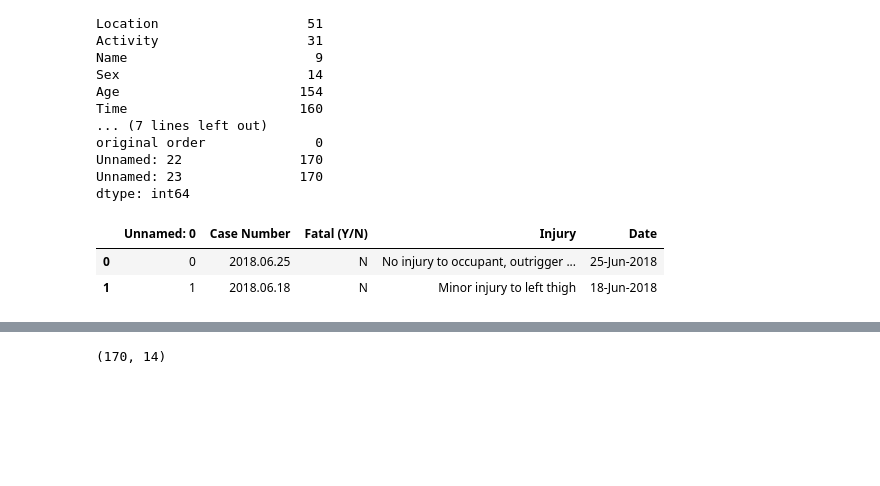
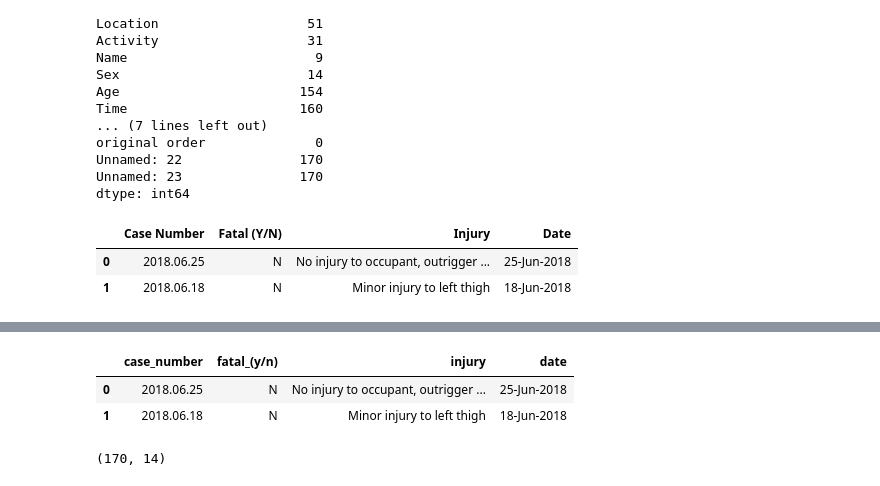
Before and after one commit to Adalab/DA-promo-b-modulo2-sprint-1-Antoanela-Chloe, a Jupyter notebook: pandas/pp-python-modulo-2-sprint-1-pandas-ejercicio-5-concat-merge-join/pp-python-modulo-2-sprint-1-pandas-ejercicio-5-concat-merge-join.ipynb, the cells around one changed output, grey strips where cells are left out. Cells and saved outputs as stored; diff of their text form; code cells hidden in the pictures; blank space fills up the shorter version.

```diff
--- a/pandas/pp-python-modulo-2-sprint-1-pandas-ejercicio-5-concat-merge-join/pp-python-modulo-2-sprint-1-pandas-ejercicio-5-concat-merge-join.ipynb
+++ b/pandas/pp-python-modulo-2-sprint-1-pandas-ejercicio-5-concat-merge-join/pp-python-modulo-2-sprint-1-pandas-ejercicio-5-concat-merge-join.ipynb
@@ -119,10 +111,10 @@ dtype: int64
 # %%
 # Cargamos el df adicional y lo exploramos
 
-df_adi = pd.read_csv('attacks_adicional.csv')
+df_adi = pd.read_csv('attacks_adicional.csv', index_col = 0)
 df_adi.head(2)
 # %% [output]
-|  | Unnamed: 0 | Case Number | Fatal (Y/N) | Injury | Date |
-| 0 | 0 | 2018.06.25 | N | No injury to occupant, outrigger ... | 25-Jun-2018 |
-| 1 | 1 | 2018.06.18 | N | Minor injury to left thigh | 18-Jun-2018 |
+|  | Case Number | Fatal (Y/N) | Injury | Date |
+| 0 | 2018.06.25 | N | No injury to occupant, outrigger ... | 25-Jun-2018 |
+| 1 | 2018.06.18 | N | Minor injury to left thigh | 18-Jun-2018 |
 # %%
@@ -142,3 +138,10 @@ df_hi.head(2)
+# %%
+df_adi.rename(columns = columnas_nuevas_adi, inplace = True)
+df_adi.head(2)
+# %% [output]
+|  | case_number | fatal_(y/n) | injury | date |
+| 0 | 2018.06.25 | N | No injury to occupant, outrigger ... | 25-Jun-2018 |
+| 1 | 2018.06.18 | N | Minor injury to left thigh | 18-Jun-2018 |
 # %%
 # Eliminamos las mismas columnas que eliminamos en el df que modificamos primero
 # %%
```
Also changed, not shown: parts of 16 cells of this notebook, 6 other files.
